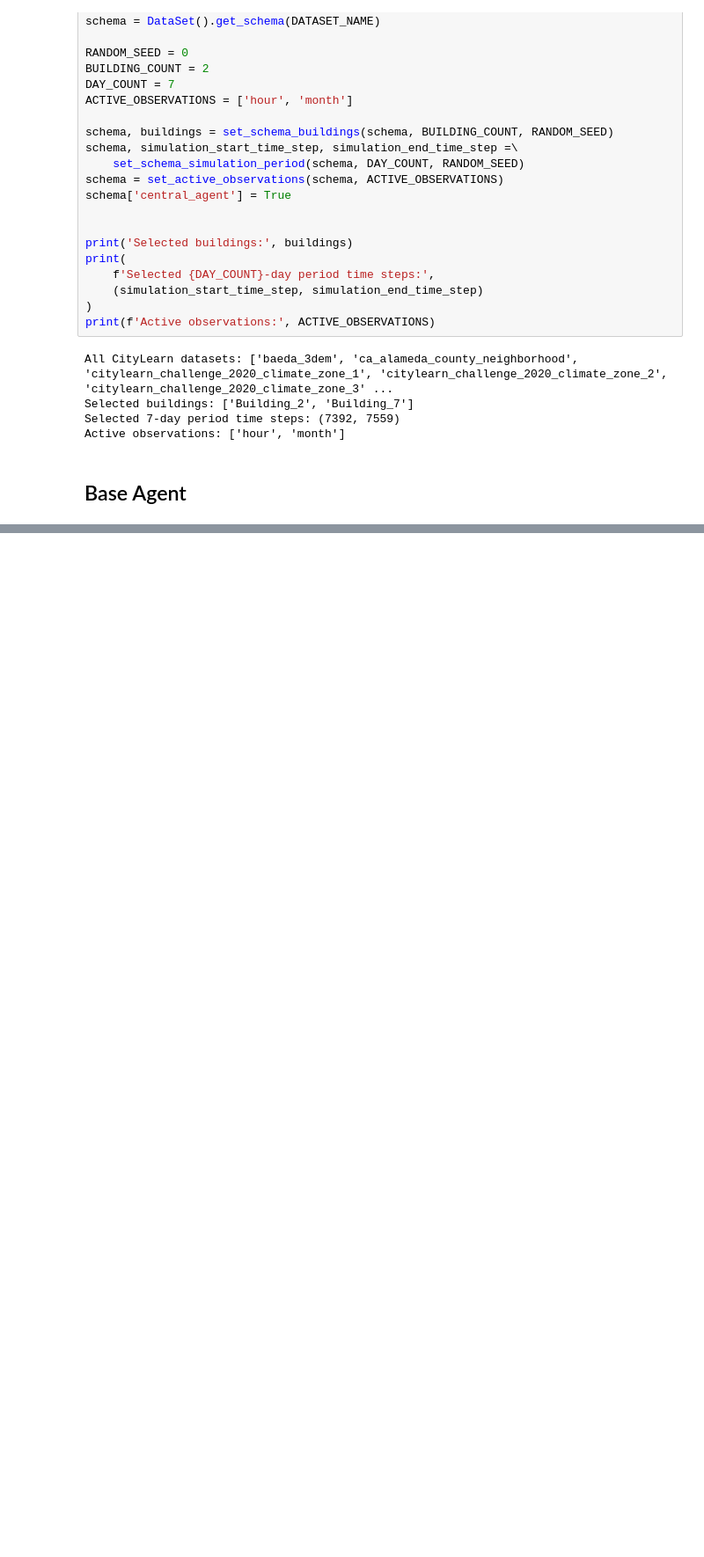
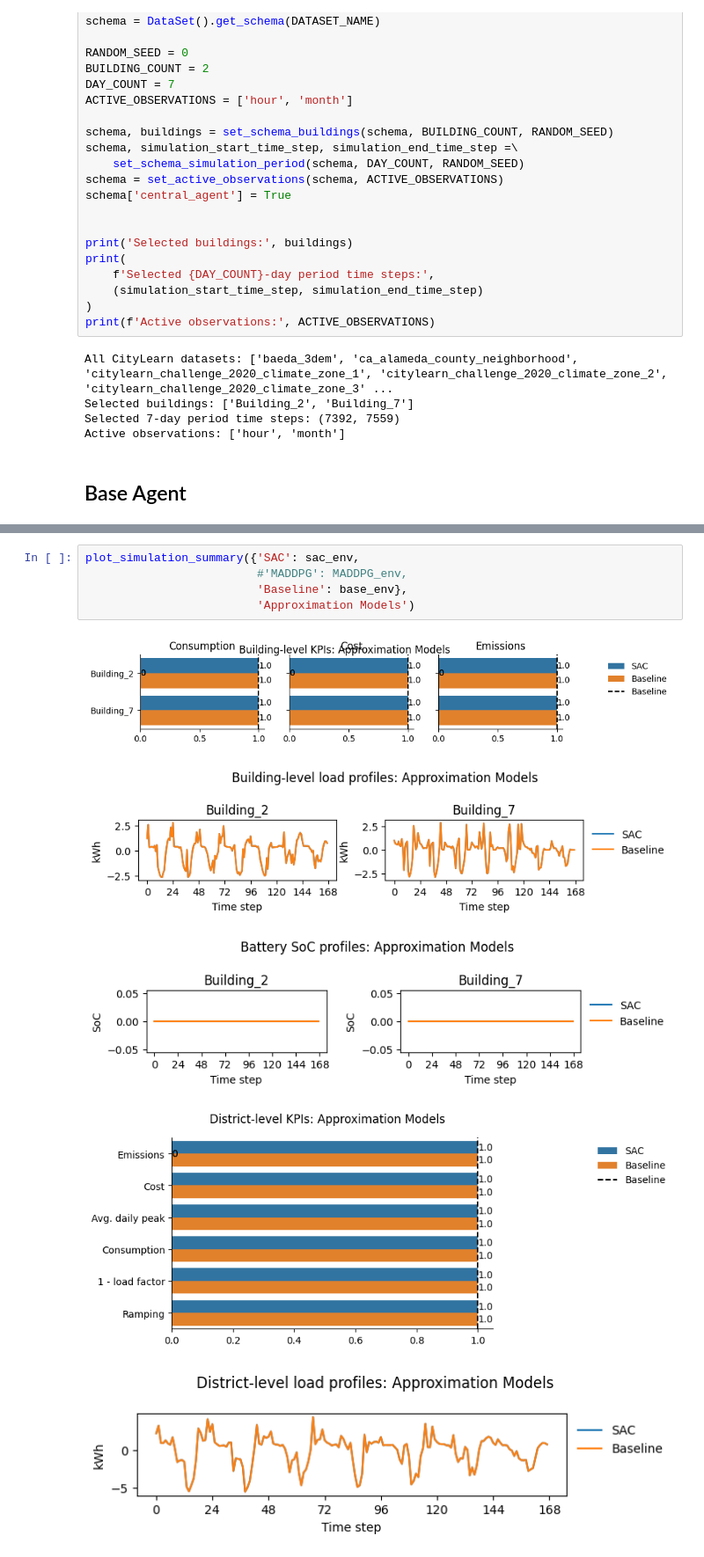
Before and after one commit to CaseyMOwen/Fa24-CS-138-FinalProject, a Jupyter notebook: main.ipynb, the cells around one changed output, grey strips where cells are left out. Shown at 88% size. Drawn from its saved outputs; the diff is of its cells as text; blank space fills up the shorter version.

```diff
--- a/main.ipynb
+++ b/main.ipynb
@@ -296,0 +379,11 @@ District-level load profiles:
+# %%
+plot_simulation_summary({'SAC': sac_env,
+                         #'MADDPG': MADDPG_env,
+                         'Baseline': base_env},
+                         'Approximation Models')
+# %% [output]
+[figure, added]
+[figure, added]
+[figure, added]
+[figure, added]
+[figure, added]
```
Also changed, not shown: parts of 17 cells of this notebook, 4 other files.
